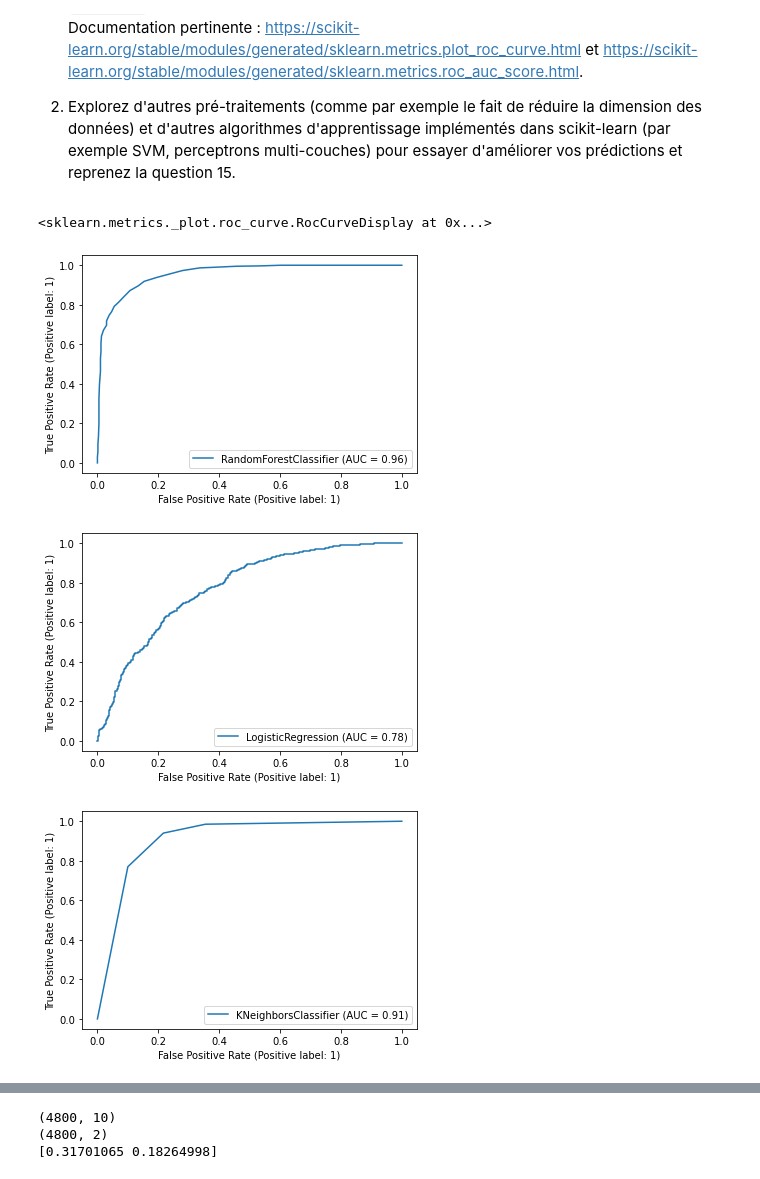
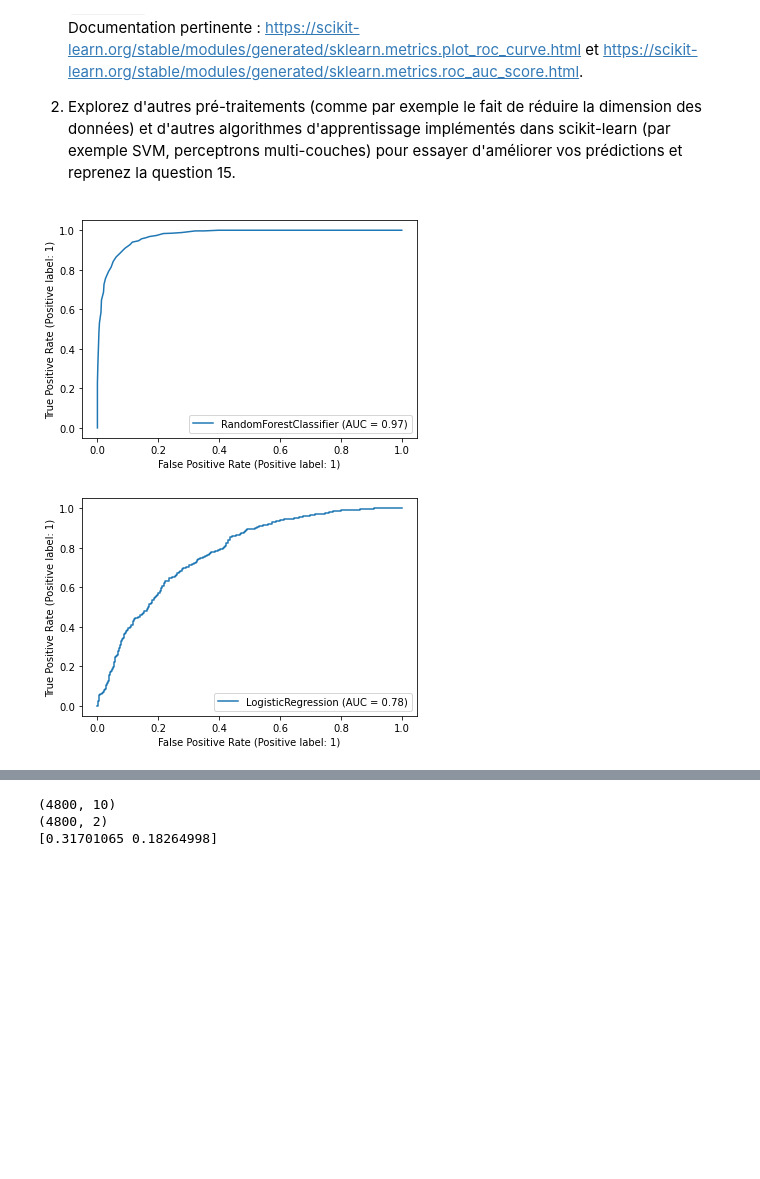
Before and after one commit to florian6973/sdd_projet, a Jupyter notebook: Projet.ipynb, the cells around one changed output, grey strips where cells are left out. Drawn from its saved outputs; the diff is of its cells as text; code cells hidden in the pictures; blank space fills up the shorter version.

```diff
--- a/Projet.ipynb
+++ b/Projet.ipynb
@@ -459,16 +640,13 @@ __Conseils :__
 from sklearn.ensemble import RandomForestClassifier
 
 forest = RandomForestClassifier(random_state=13)
-
-print(log_reg.get_params().keys())
-reg_coef = [int(x) for x in np.linspace(1, 100, 30)]
+reg_coef = sorted([i for i in range (1, 10, 3)] + [i for i in range(35, 65, 1)] + [20, 100, 200])
 tuned_parameters = [{'n_estimators': reg_coef}]
 nb_folds = 5
 grid = GridSearchCV(forest, tuned_parameters, cv=nb_folds, refit=True, verbose=3, scoring='f1')
 grid.fit(X_train_preprocessed, y_train)
-scores = grid.cv_results_['mean_test_score']
 print(grid.best_score_)
 print(grid.best_params_)
-y_pred = grid.best_estimator_.fit(X_train_preprocessed, y_train).predict(X_test_preprocessed)
+y_pred = grid.best_estimator_.predict(X_test_preprocessed)
 print(f1_score(y_test, y_pred, average='binary'))
 # %% [output]
@@ -489,3 +667,16 @@ Fitting 5 folds for each of 30 candidates, totalling 150 fits
 0.9040262095202636
 {'n_estimators': 38}
 0.9148418491484186
+# %%
+# Standard Scaler
+
+forest_s = RandomForestClassifier(random_state=13)
+reg_coef = sorted([i for i in range (1, 10, 3)] + [i for i in range(35, 65, 1)] + [20, 100, 200])
+tuned_parameters = [{'n_estimators': reg_coef}]
+nb_folds = 5
+grid_s = GridSearchCV(forest_s, tuned_parameters, cv=nb_folds, refit=True, verbose=3, scoring='f1')
+grid_s.fit(X_train_preprocessed_s, y_train)
+print(grid_s.best_score_)
+print(grid_s.best_params_)
+y_pred_s = grid_s.best_estimator_.predict(X_test_preprocessed_s)
+print(f1_score(y_test, y_pred_s, average='binary'))
@@ -491,0 +701,6 @@ Fitting 5 folds for each of 30 candidates, totalling 150 fits
+# %%
+# Yeo-Johnson
+
+forest = RandomForestClassifier(random_state=13, n_estimators=62)
+forest.fit(X_train_preprocessed, y_train)
+print(f1_score(y_test, forest.predict(X_test_preprocessed), average='binary'))
@@ -491,0 +709,6 @@ Fitting 5 folds for each of 30 candidates, totalling 150 fits
+# %%
+# Standard Scaler
+
+forest_s = RandomForestClassifier(random_state=13, n_estimators=38)
+forest_s.fit(X_train_preprocessed_s, y_train)
+print(f1_score(y_test, forest_s.predict(X_test_preprocessed_s), average='binary'))
@@ -563,13 +787,14 @@ np.savetxt("test_file.tsv",
 # %%
 from sklearn import metrics
 # %%
+# Courbes ROC pour Yeo-Johnson
+log_reg = LogisticRegression(penalty='l1', max_iter=10000, solver='saga') # default C
+log_reg.fit(X_train_preprocessed, y_train)
+forest = RandomForestClassifier(random_state=13, n_estimators=38)
+forest.fit(X_train_preprocessed, y_train)
 metrics.plot_roc_curve(forest, X_test_preprocessed, y_test, response_method='predict_proba')
-metrics.plot_roc_curve(log_reg, X_test_preprocessed, y_test, response_method='predict_proba')
-metrics.plot_roc_curve(esti, X_test_preprocessed, y_test, response_method='predict_proba')
-#plt.show()
+metrics.plot_roc_curve(log_reg, X_test_preprocessed, y_test, response_method='predict_proba');
 # %% [output]
-<sklearn.metrics._plot.roc_curve.RocCurveDisplay at 0x...>
-[figure, old version]
+[figure, new version]
 [figure]
-[figure, removed]
 # %%
```
Also changed, not shown: parts of 46 cells of this notebook, 1 other file.
